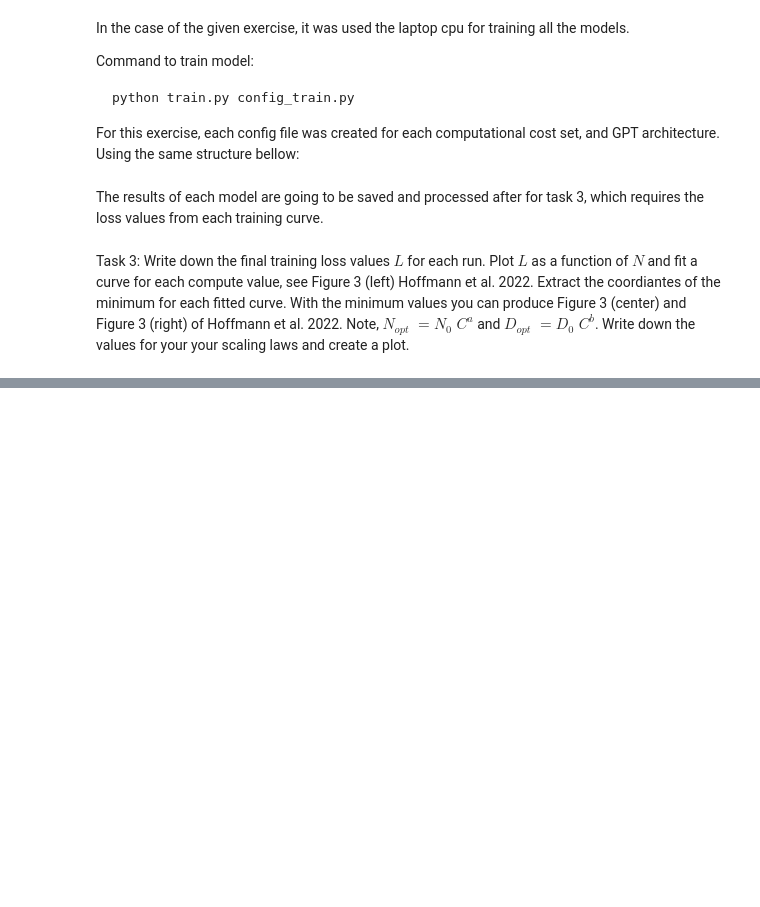
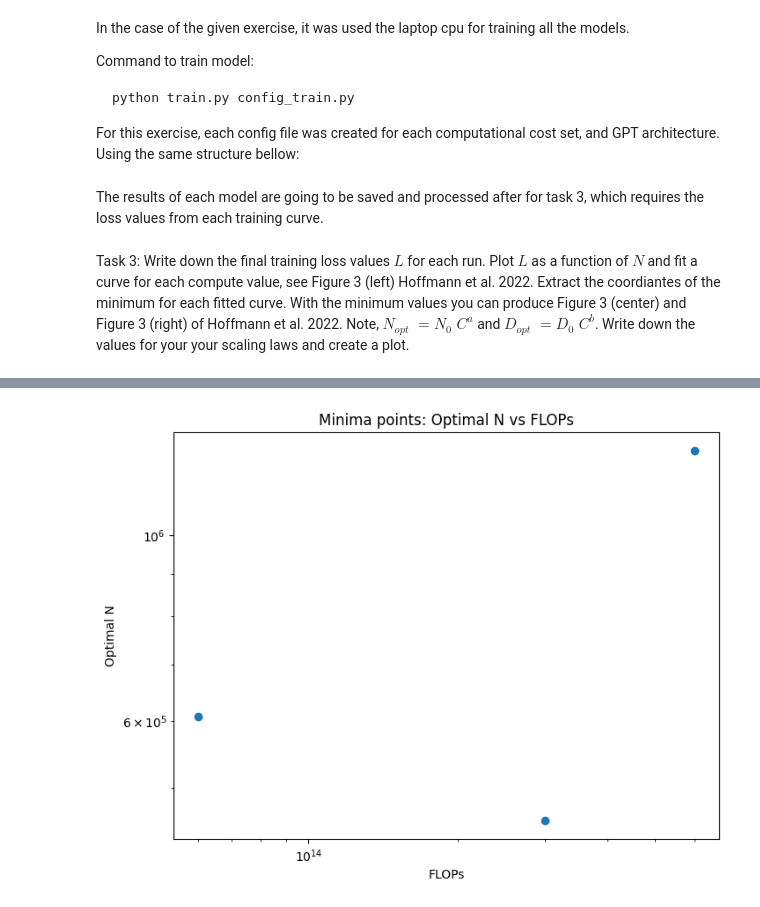
Before and after one commit to ianmm2d/nanoGPT-foundation-models, a Jupyter notebook: scaling_laws.ipynb, the cells around one changed output, grey strips where cells are left out. Saved outputs shown, nothing was run; the diff lists cells and outputs as text; code cells hidden in the pictures; blank space fills up the shorter version.

```diff
--- a/scaling_laws.ipynb
+++ b/scaling_laws.ipynb
@@ -593,0 +604,21 @@ gpt3 - c1: loss =
+# %%
+import pandas as pd
+
+data_points = [
+    {"config": "C0", "flops": C_0, "model": "gpt0", "N": 232992, "loss": 1.7555},
+    {"config": "C0", "flops": C_0, "model": "gpt1", "N": 456672, "loss": 1.6587},
+    {"config": "C0", "flops": C_0, "model": "gpt2", "N": 1015872, "loss": 1.6982},
+    {"config": "C0", "flops": C_0, "model": "gpt3", "N": 1995136, "loss": 1.7965},
+
+    {"config": "C1", "flops": C_1, "model": "gpt1", "N": 456672, "loss": 1.4959},
+    {"config": "C1", "flops": C_1, "model": "gpt2", "N": 1015872, "loss": 1.5232},
+    {"config": "C1", "flops": C_1, "model": "gpt3", "N": 1995136, "loss": 1.5510},
+
+    {"config": "C2", "flops": C_2, "model": "gpt1", "N": 456672, "loss": 1.5510},
+    {"config": "C2", "flops": C_2, "model": "gpt1", "N": 1015872, "loss": 1.4818},
+    {"config": "C2", "flops": C_2, "model": "gpt1", "N": 1995136, "loss": 1.5371},
+    {"config": "C2", "flops": C_2, "model": "gpt1", "N": 3977856, "loss": 1.5471},
+
+]
+df = pd.DataFrame(data_points)
+df
@@ -593,0 +686,21 @@ gpt3 - c1: loss =
+# %%
+# Convert to arrays for easier handling
+flops = np.array([m[0] for m in minima])
+Nopts = np.array([m[1] for m in minima])
+token_opt = np.array([m[3] for m in minima])
+
+plt.figure(figsize=(8,6))
+
+# Scatter plot with x=flops, y=Nopt, log-log scale
+sc = plt.scatter(flops, Nopts)
+
+plt.xscale('log')
+plt.yscale('log')
+
+plt.xlabel("FLOPs")
+plt.ylabel("Optimal N")
+plt.title("Minima points: Optimal N vs FLOPs")
+
+plt.show()
+# %% [output]
+[figure, added]
```
Also changed, not shown: parts of 6 cells of this notebook, 1 other file.
